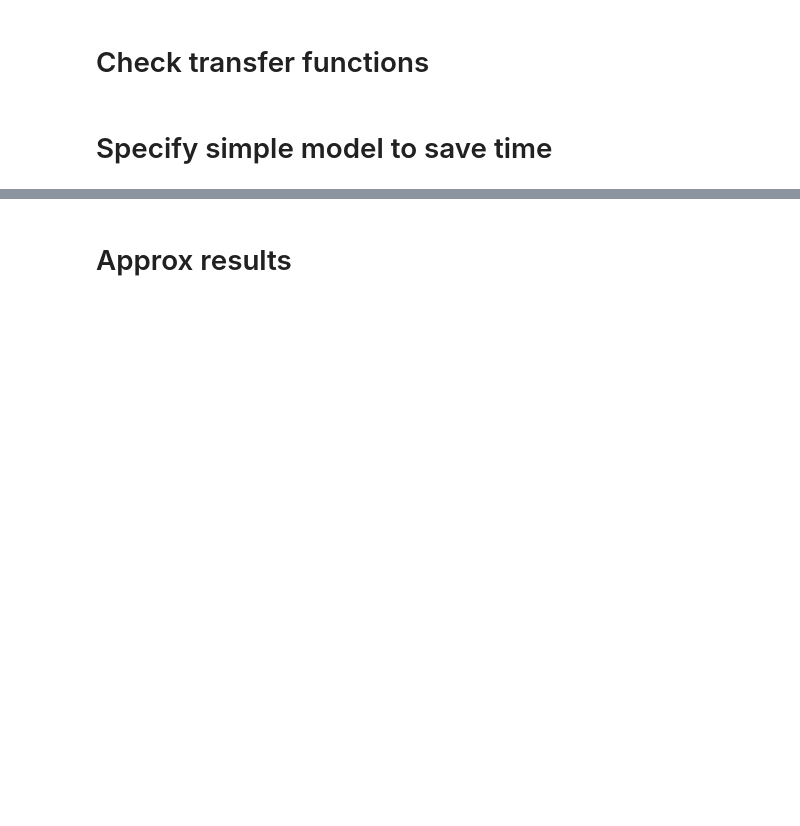
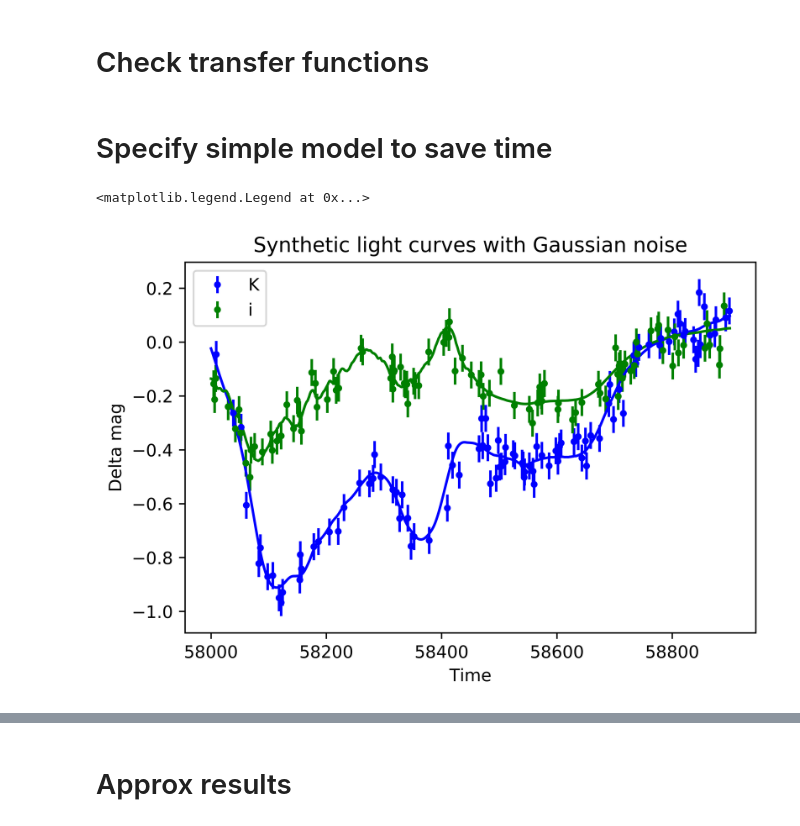
Before and after one commit to MalteBrinch/Master-Thesis-Code, a Jupyter notebook: 7d conv and iterating a GP.ipynb, the cells around one changed output, grey strips where cells are left out. Drawn from its saved outputs; the diff is of its cells as text; code cells hidden in the pictures; blank space fills up the shorter version.

```diff
--- a/7d conv and iterating a GP.ipynb
+++ b/7d conv and iterating a GP.ipynb
@@ -864,18 +866,19 @@ plt.plot(x,y,'.')
 import random
 yK,yKerr = np.loadtxt('Kband.txt', delimiter=',', usecols=(0,1), unpack=True)
 yi,yierr = np.loadtxt('iband.txt', delimiter=',', usecols=(0,1), unpack=True)
-yg,ygerr = np.loadtxt('gband.txt', delimiter=',', usecols=(0,1), unpack=True)
+yKplot=yK
+yiplot=yi
 X=np.linspace(58000,58900,1000)
 yKerr=np.ones(len(yKerr))*max(yKerr)
 yierr=np.ones(len(yierr))*max(yierr)
-n_list = 499# Number of selected points
+n_list = 99# Number of selected points
 the_list = list(range(len(X)))
 ind = random.sample(the_list, n_list)
 ind2 = random.sample(the_list, n_list)
-yK=yK[ind]
+yK=yK[ind] + np.random.normal(0,max(yKerr),n_list)
 yKerr=yKerr[ind]
 XK=X[ind]
-yi=yi[ind2]
+yi=yi[ind2] + np.random.normal(0,max(yierr),n_list)
 yierr=yierr[ind2]
 Xi=X[ind2]
 # %%
@@ -885,8 +888,18 @@ Xf=np.reshape(Xf,(len(Xf),1))
 tau=np.linspace(0.0,100.0,nf)#np.linspace(1.0,100.0,nf)
 # %%
 #plt.plot(Xf,2e-6*Xf,'.')
+plt.figure(dpi=1000)
 plt.errorbar(XK, yK, yKerr, fmt='b.', label='K')
+plt.plot(X,yKplot,'b')
 plt.errorbar(Xi, yi, yierr, fmt='g.', label='i')
+plt.plot(X,yiplot,'g')
+plt.title('Synthetic light curves with Gaussian noise')
+plt.xlabel('Time')
+plt.ylabel('Delta mag')
+plt.legend()
+# %% [output]
+<matplotlib.legend.Legend at 0x...>
+[figure, added]
 # %%
 mlow=2.3#10
 mhigh=3.7#4.1#60
```
Also changed, not shown: parts of 3 cells of this notebook.
